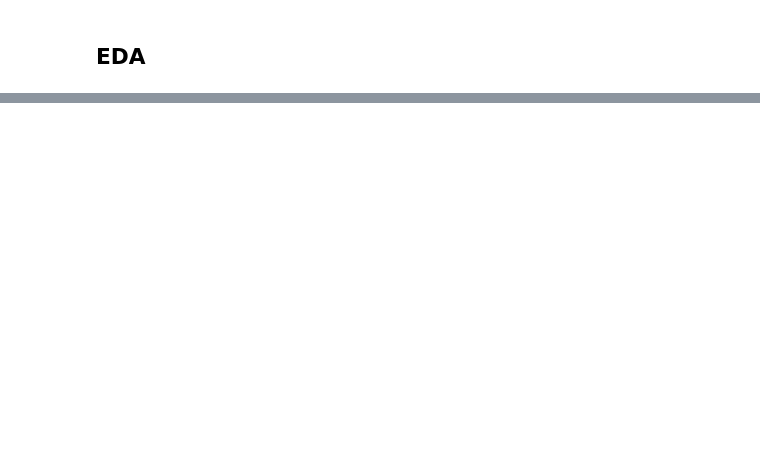
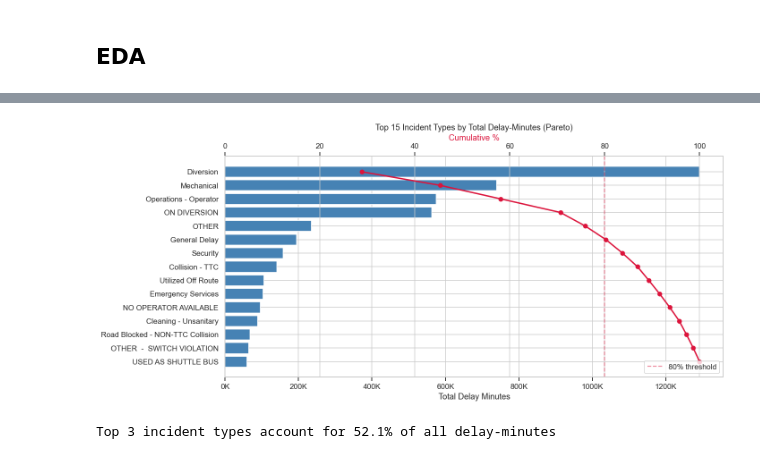
Before and after one commit to jasonqiu0/ttc-delay-analysis, a Jupyter notebook: bus.ipynb, the cells around one changed output, grey strips where cells are left out. Saved outputs shown, nothing was run; the diff lists cells and outputs as text; code cells hidden in the pictures; blank space fills up the shorter version.

```diff
--- a/bus.ipynb
+++ b/bus.ipynb
@@ -309,0 +391,32 @@ df.head()
+# %%
+# top incidents - pareto chart
+top_inc = (
+    df[df["Min Delay"] > 0]
+    .groupby("Description")["Min Delay"]
+    .sum().reset_index()
+    .sort_values("Min Delay", ascending=False)
+    .head(15)
+)
+top_inc["Cumulative %"] = top_inc["Min Delay"].cumsum() / top_inc["Min Delay"].sum() * 100
+
+fig, ax1 = plt.subplots(figsize=(13, 6))
+ax1.barh(top_inc["Description"][::-1], top_inc["Min Delay"][::-1], color="steelblue")
+ax1.set_xlabel("Total Delay Minutes")
+ax1.set_title("Top 15 Incident Types by Total Delay-Minutes (Pareto)")
+ax1.xaxis.set_major_formatter(plt.FuncFormatter(lambda x, _: f"{x/1000:.0f}K"))
+
+ax2 = ax1.twiny()
+ax2.plot(top_inc["Cumulative %"][::-1], range(len(top_inc)), "o-", color="crimson", linewidth=2)
+ax2.set_xlabel("Cumulative %", color="crimson")
+ax2.set_xlim(0, 105)
+ax2.axvline(80, color="crimson", linestyle="--", alpha=0.5, label="80% threshold")
+ax2.legend(loc="lower right")
+
+plt.tight_layout()
+plt.show()
+
+top3_pct = top_inc["Min Delay"].head(3).sum() / df["Min Delay"].sum() * 100
+print(f"Top 3 incident types account for {top3_pct:.1f}% of all delay-minutes")
+# %% [output]
+[figure, added]
+Top 3 incident types account for 52.1% of all delay-minutes
```
Also changed, not shown: parts of 7 cells of this notebook.
